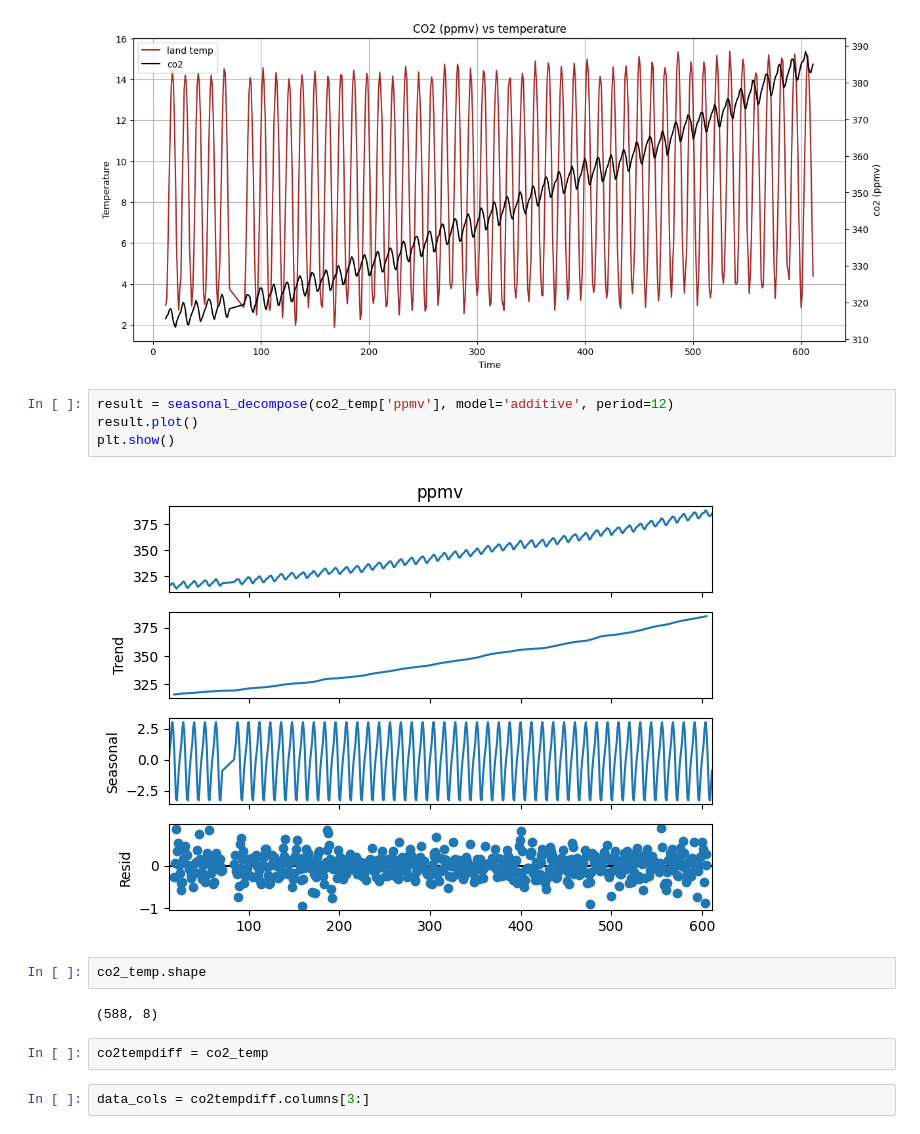
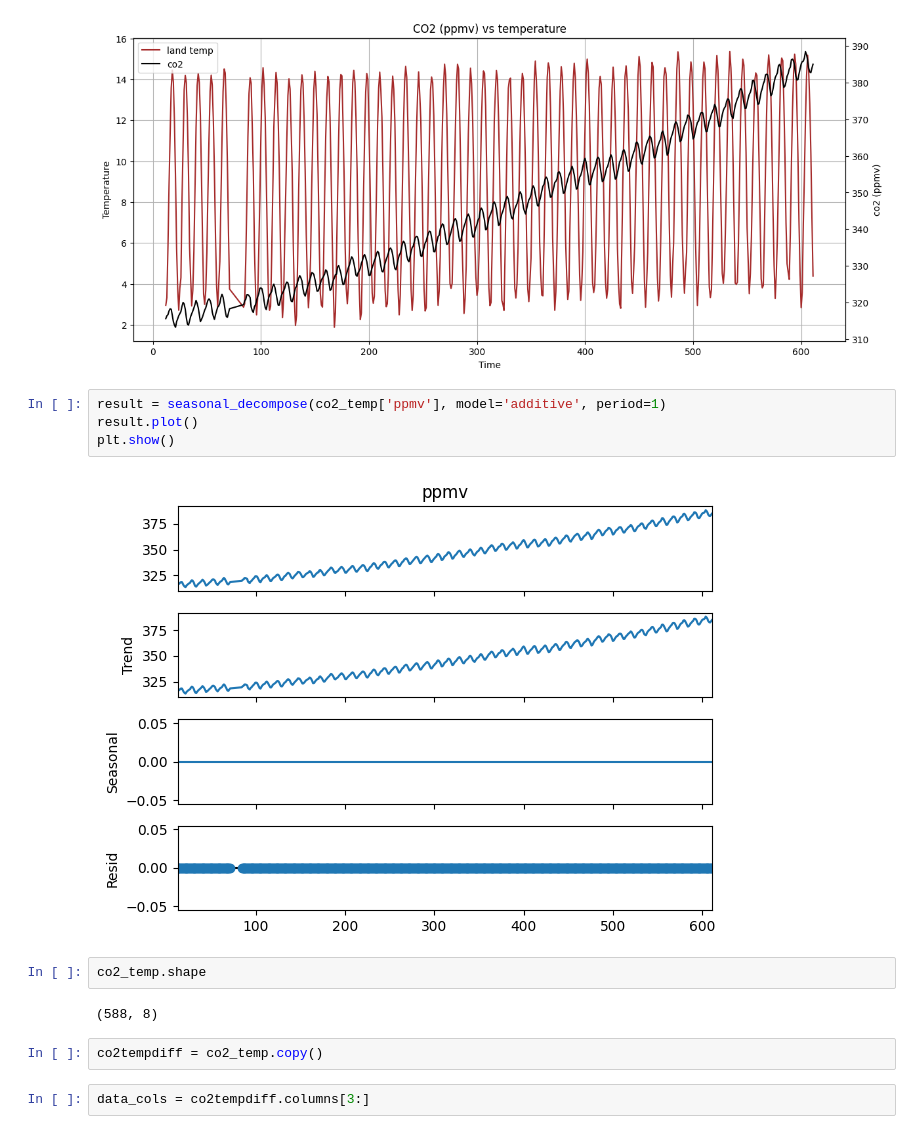
Before and after one commit to subthalamic/subthalamic, a Jupyter notebook: climate-change/climate-change-month.ipynb, the cells around one changed output. Saved outputs shown, nothing was run; the diff lists cells and outputs as text.

```diff
--- a/climate-change/climate-change-month.ipynb
+++ b/climate-change/climate-change-month.ipynb
@@ -135,17 +135,17 @@ axb.legend(lines + lines2, labels + labels2, loc='upper left');
 # %% [output]
 [figure]
 # %%
-result = seasonal_decompose(co2_temp['ppmv'], model='additive', period=12)
+result = seasonal_decompose(co2_temp['ppmv'], model='additive', period=1)
 result.plot()
 plt.show()
 # %% [output]
-[figure, old version]
+[figure, new version]
 # %%
 co2_temp.shape
 # %% [output]
 (588, 8)
 # %%
-co2tempdiff = co2_temp
+co2tempdiff = co2_temp.copy()
 # %%
 data_cols = co2tempdiff.columns[3:]
 # %%
```
Also changed, not shown: parts of 13 cells of this notebook, 1 other file.
